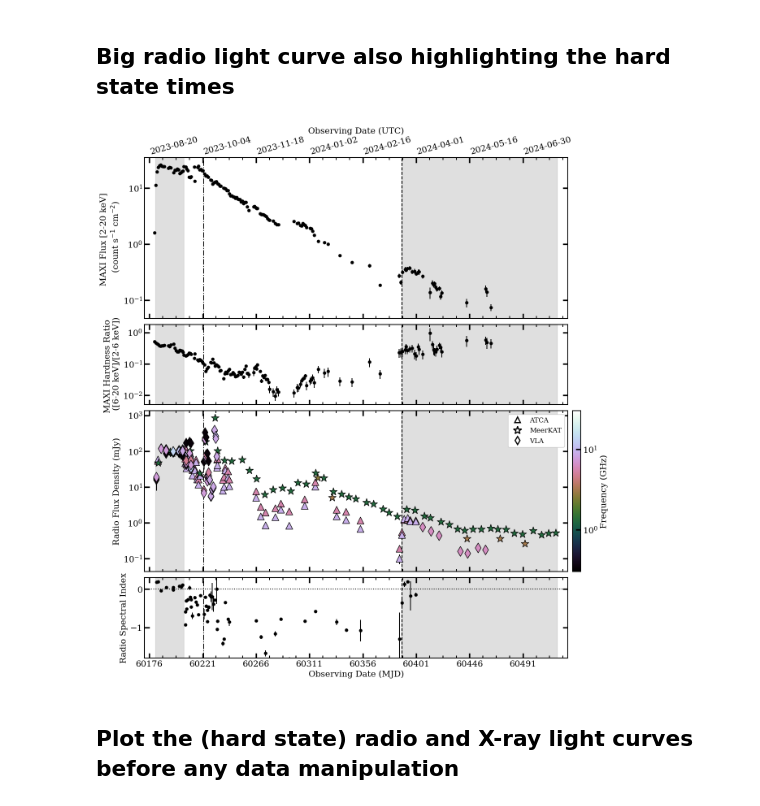
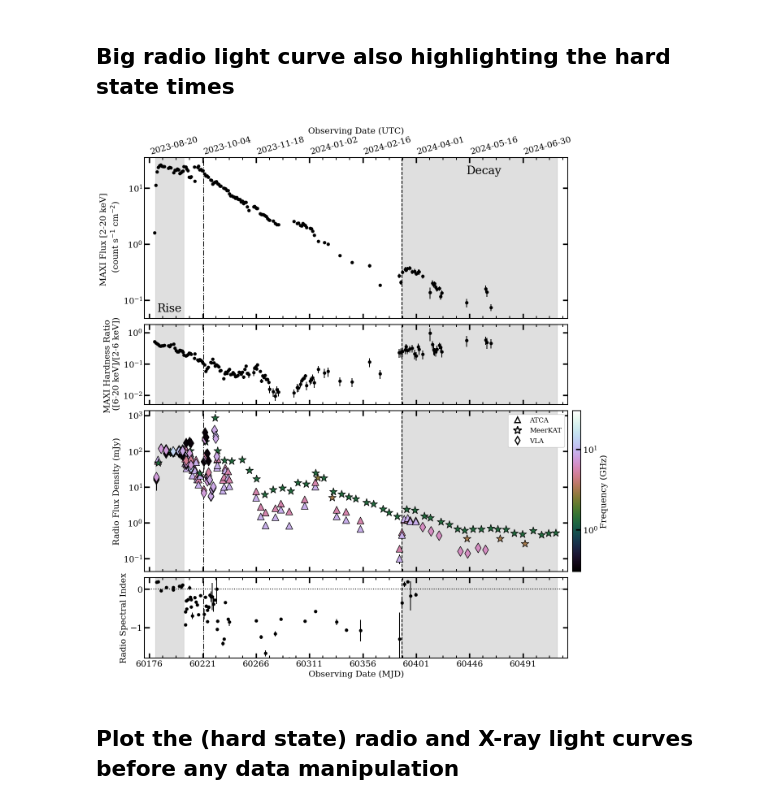
Before and after one commit to AKHughes1994/SwJ1727_2023_Outburst, a Jupyter notebook: RadioXrayCorrelation/SWJ1717_LRLX_Notebook.ipynb, the cells around one changed output. Drawn from its saved outputs; the diff is of its cells as text; code cells hidden in the pictures.

```diff
--- a/RadioXrayCorrelation/SWJ1717_LRLX_Notebook.ipynb
+++ b/RadioXrayCorrelation/SWJ1717_LRLX_Notebook.ipynb
@@ -224,34 +224,39 @@ ax[2].set_ylabel('Radio Flux Density (mJy)')
 ax[3].set_ylabel('Radio Spectral Index')
 ax[3].tick_params(labelbottom=False)
 
 # Add color bar for radio frequencies
 fig.colorbar(cplt, ax=ax[2], label="Frequency (GHz)", shrink=1, pad=0.01)
 
 # Highlight state transitions and hard state times
 for ax_i in ax:
     # State transitions from literature
     ax_i.axvline(Time(60389, format='mjd').datetime, ls='--', c='k')  # Soft --> Hard; Atel 16541
     ax_i.axvline(Time(60222, format='mjd').datetime, ls='-.', c='k')  # Hard --> Soft; Atel 16273
 
     # Highlight hard state times with shaded regions
     ax_i.axvspan(Time(big_data['Midpoint (MJD)'][0] - 1, format='mjd').datetime,
                  Time(big_data['Midpoint (MJD)'][86] - 1, format='mjd').datetime, color='grey', alpha=0.25)
     ax_i.axvspan(Time(60389, format='mjd').datetime,
                  Time(big_data['Midpoint (MJD)'][len(big_data['Midpoint (MJD)']) - 1] + 1, format='mjd').datetime,
                  color='grey', alpha=0.25)
 
+# Write Rise and Decay in the grey regions
+ax[0].text(Time(60193,format='mjd').datetime, 7e-2, 'Rise', fontsize=20, ha='center', va='center', color='k')
+ax[0].text(Time(60458,format='mjd').datetime, 20, 'Decay', fontsize=20, ha='center', va='center', color='k')
+
 # Format x-axis with UTC on top and MJD on bottom
 ax[3].set_ylim(-1.8, 0.3)
 FormatAxis(ax, np.array(big_data['Midpoint (MJD)']), interval=45)
 align_axis_x(ax[0], ax[2])
 align_axis_x(ax[1], ax[2])
 align_axis_x(ax[3], ax[2])
 
+
 # Show and save the plot
 plt.savefig('plots/SW1717_LC.pdf', bbox_inches='tight')
 plt.show()
 # %% [output]
-[figure, old version]
+[figure, new version]
 # %% [markdown]
 ## Plot the (hard state) radio and X-ray light curves before any data manipulation
 # %%
```
Also changed, not shown: parts of 9 cells of this notebook, 24 other files.
